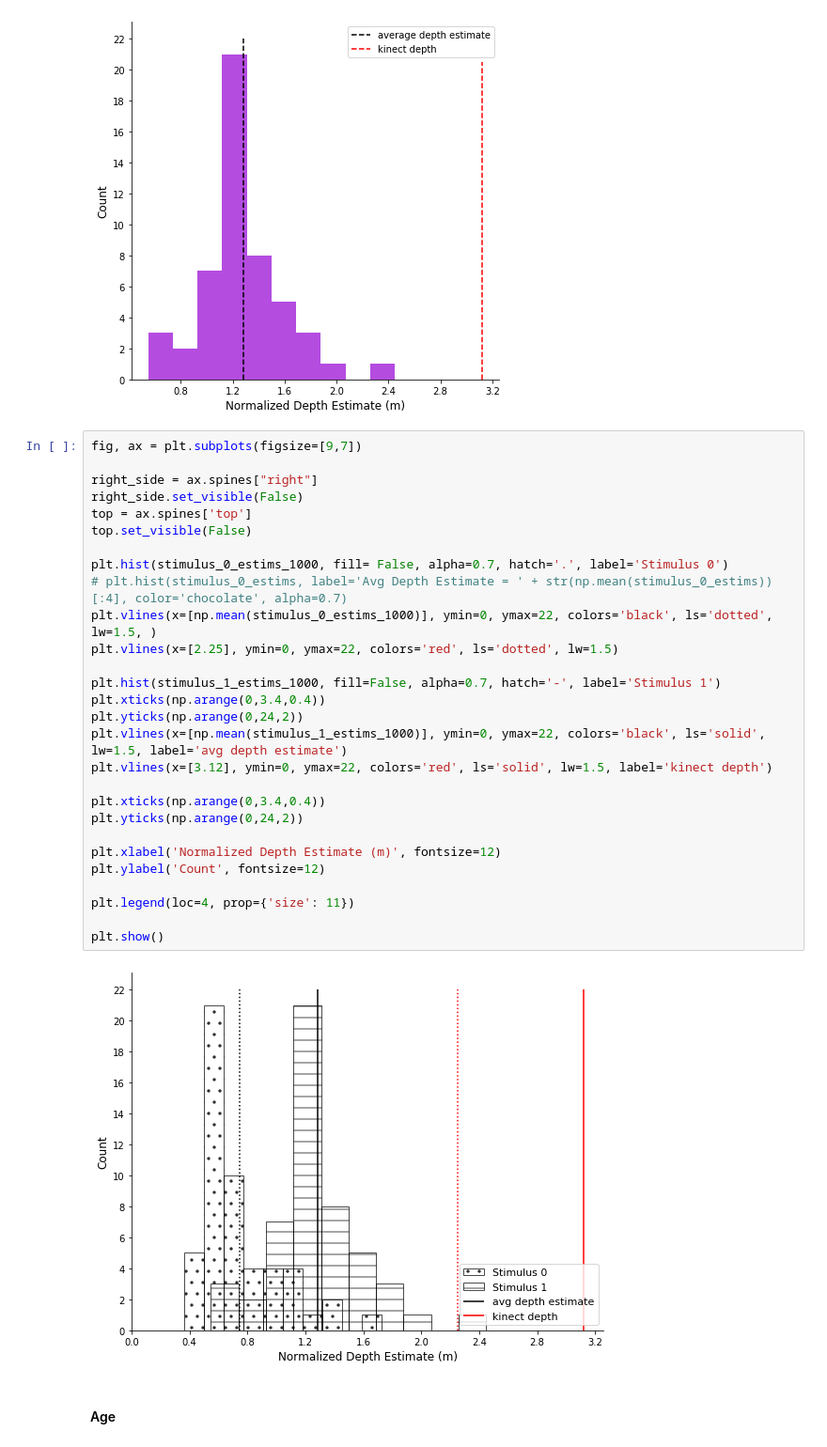
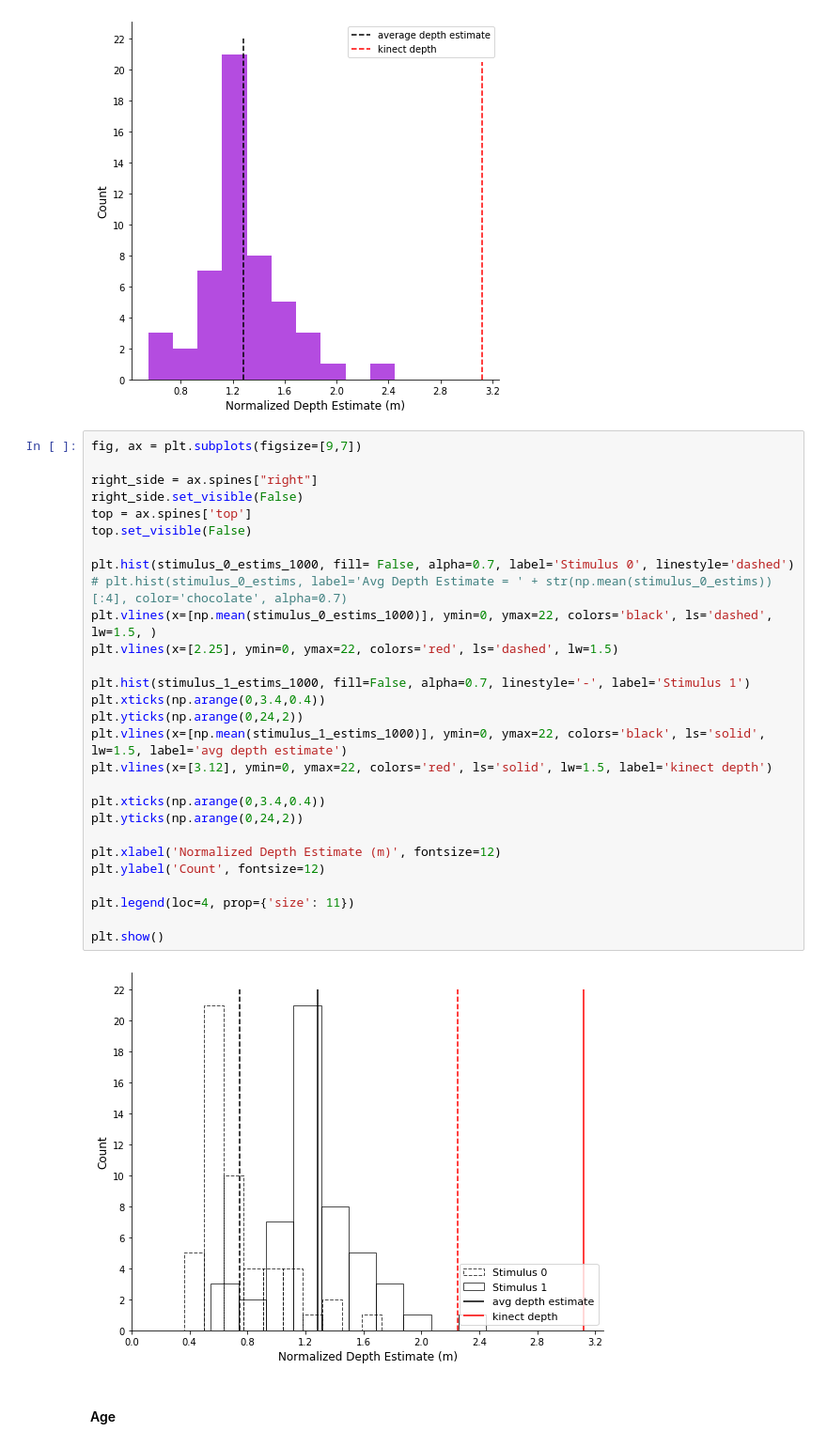
Before and after one commit to prachimahab/verbal_judgement_analysis, a Jupyter notebook: matched_VE_analysis.ipynb, the cells around one changed output. Shown at 94% size. Drawn from its saved outputs; the diff is of its cells as text.

Commit message:
plots

```diff
--- a/matched_VE_analysis.ipynb
+++ b/matched_VE_analysis.ipynb
@@ -673,33 +673,33 @@ plt.show()
 # %%
 fig, ax = plt.subplots(figsize=[9,7])
 
 right_side = ax.spines["right"]
 right_side.set_visible(False)
 top = ax.spines['top']
 top.set_visible(False)
 
-plt.hist(stimulus_0_estims_1000, fill= False, alpha=0.7, hatch='.', label='Stimulus 0')
+plt.hist(stimulus_0_estims_1000, fill= False, alpha=0.7, label='Stimulus 0', linestyle='dashed')
 # plt.hist(stimulus_0_estims, label='Avg Depth Estimate = ' + str(np.mean(stimulus_0_estims))[:4], color='chocolate', alpha=0.7)
-plt.vlines(x=[np.mean(stimulus_0_estims_1000)], ymin=0, ymax=22, colors='black', ls='dotted', lw=1.5, )
-plt.vlines(x=[2.25], ymin=0, ymax=22, colors='red', ls='dotted', lw=1.5)
+plt.vlines(x=[np.mean(stimulus_0_estims_1000)], ymin=0, ymax=22, colors='black', ls='dashed', lw=1.5, )
+plt.vlines(x=[2.25], ymin=0, ymax=22, colors='red', ls='dashed', lw=1.5)
 
-plt.hist(stimulus_1_estims_1000, fill=False, alpha=0.7, hatch='-', label='Stimulus 1')
+plt.hist(stimulus_1_estims_1000, fill=False, alpha=0.7, linestyle='-', label='Stimulus 1')
 plt.xticks(np.arange(0,3.4,0.4))
 plt.yticks(np.arange(0,24,2))
 plt.vlines(x=[np.mean(stimulus_1_estims_1000)], ymin=0, ymax=22, colors='black', ls='solid', lw=1.5, label='avg depth estimate')
 plt.vlines(x=[3.12], ymin=0, ymax=22, colors='red', ls='solid', lw=1.5, label='kinect depth')
 
 plt.xticks(np.arange(0,3.4,0.4))
 plt.yticks(np.arange(0,24,2))
 
 plt.xlabel('Normalized Depth Estimate (m)', fontsize=12)
 plt.ylabel('Count', fontsize=12)
 
 plt.legend(loc=4, prop={'size': 11})
 
 plt.show()
 # %% [output]
-[figure, old version]
+[figure, new version]
 # %% [markdown]
 #### Age
 # %%
```
Also changed, not shown: 2 other files.
